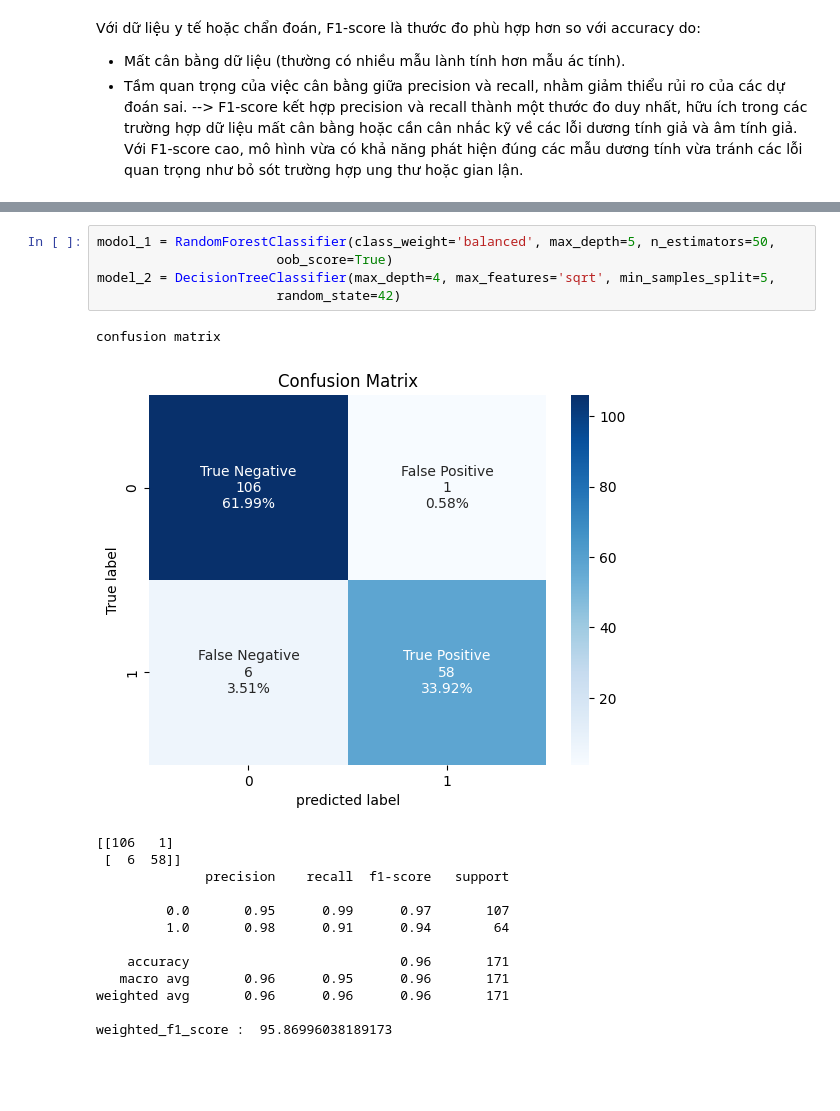
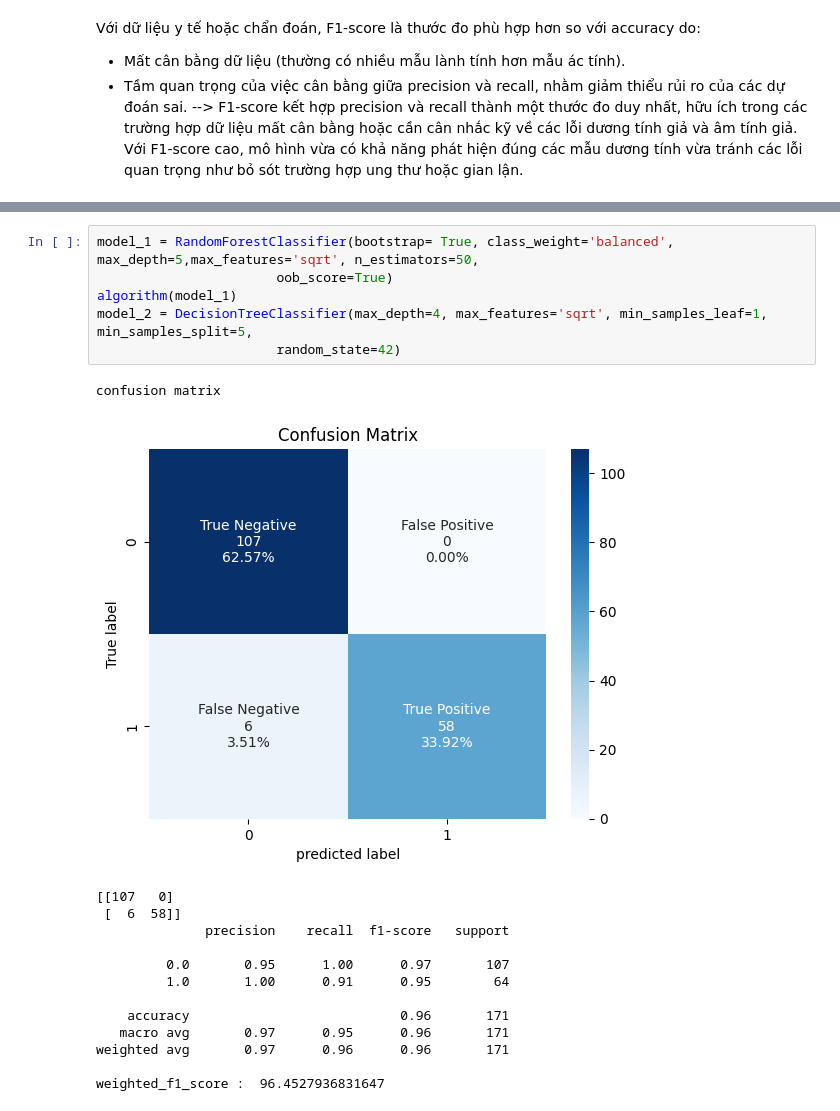
Before and after one commit to conghung178/project-ML-d-o-n-ung-th-, a Jupyter notebook: dự đoán ung thư vú.ipynb, the cells around one changed output, grey strips where cells are left out. Cells and saved outputs as stored; diff of their text form; blank space fills up the shorter version.

```diff
--- a/dự đoán ung thư vú.ipynb
+++ b/dự đoán ung thư vú.ipynb
@@ -866,23 +850,24 @@ DecisionTreeClassifier(max_depth=4, max_features='sqrt', min_samples_split=5,
 # %%
-modol_1 = RandomForestClassifier(class_weight='balanced', max_depth=5, n_estimators=50,
+model_1 = RandomForestClassifier(bootstrap= True, class_weight='balanced', max_depth=5,max_features='sqrt', n_estimators=50,
                        oob_score=True)
-model_2 = DecisionTreeClassifier(max_depth=4, max_features='sqrt', min_samples_split=5,
+algorithm(model_1)
+model_2 = DecisionTreeClassifier(max_depth=4, max_features='sqrt', min_samples_leaf=1, min_samples_split=5,
                        random_state=42)
 # %% [output]
 confusion matrix
-[figure, old version]
+[figure, new version]
-[[106   1]
+[[107   0]
  [  6  58]]
               precision    recall  f1-score   support
 
-         0.0       0.95      0.99      0.97       107
-         1.0       0.98      0.91      0.94        64
+         0.0       0.95      1.00      0.97       107
+         1.0       1.00      0.91      0.95        64
 
     accuracy                           0.96       171
-   macro avg       0.96      0.95      0.96       171
-weighted avg       0.96      0.96      0.96       171
+   macro avg       0.97      0.95      0.96       171
+weighted avg       0.97      0.96      0.96       171
 
-weighted_f1_score :  95.86996038189173
+weighted_f1_score :  96.4527936831647
 # %%
 from sklearn.ensemble import VotingClassifier
 
```
Also changed, not shown: parts of 12 cells of this notebook, 1 other file.
